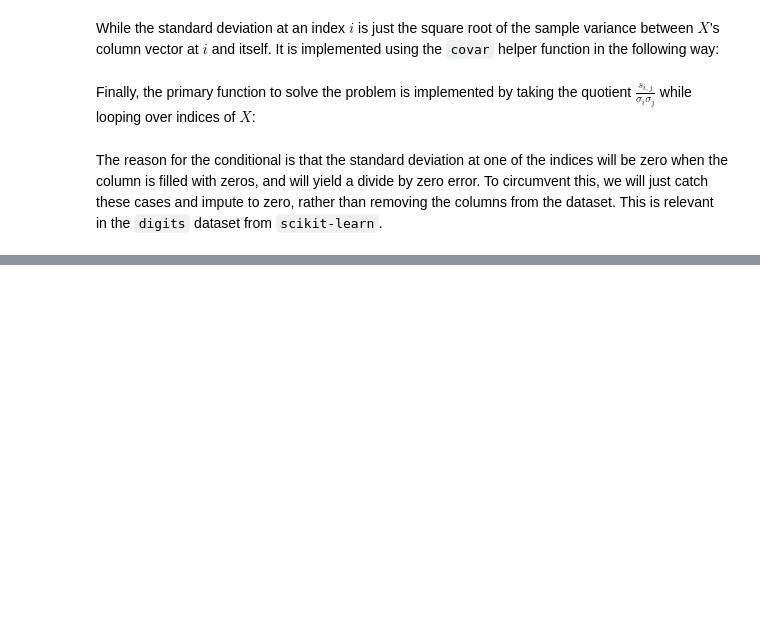
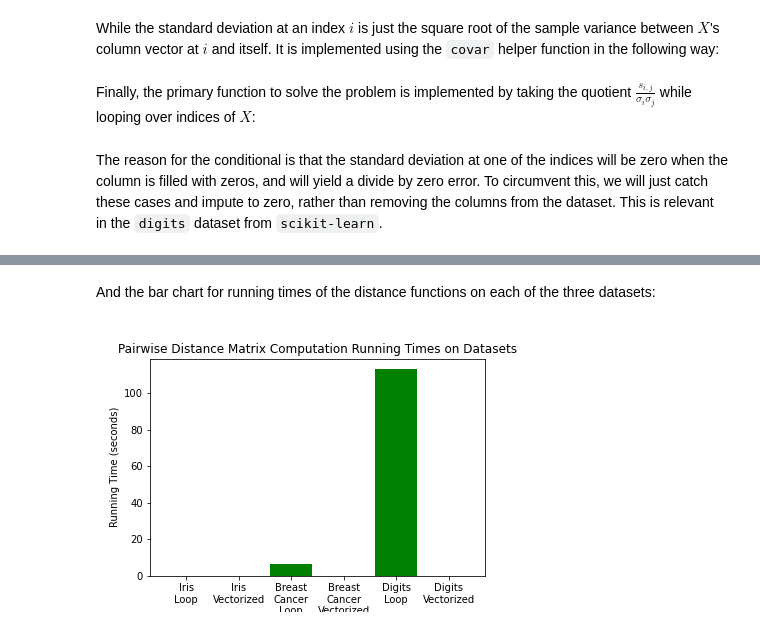
Before and after one commit to adamcatto/ml-hw-01, a Jupyter notebook: report.ipynb, the cells around one changed output, grey strips where cells are left out. Cells and saved outputs as stored; diff of their text form; code cells hidden in the pictures; blank space fills up the shorter version.

```diff
--- a/report.ipynb
+++ b/report.ipynb
@@ -184,0 +240,6 @@ zsh:1: bad pattern: [alt
+# %% [markdown]
+And the bar chart for running times of the distance functions on each of the three datasets:
+# %%
+Image(filename='datasets-distance-bar-chart.png')
+# %% [output]
+[figure, added]
```
Also changed, not shown: parts of 22 cells of this notebook, 8 other files.
